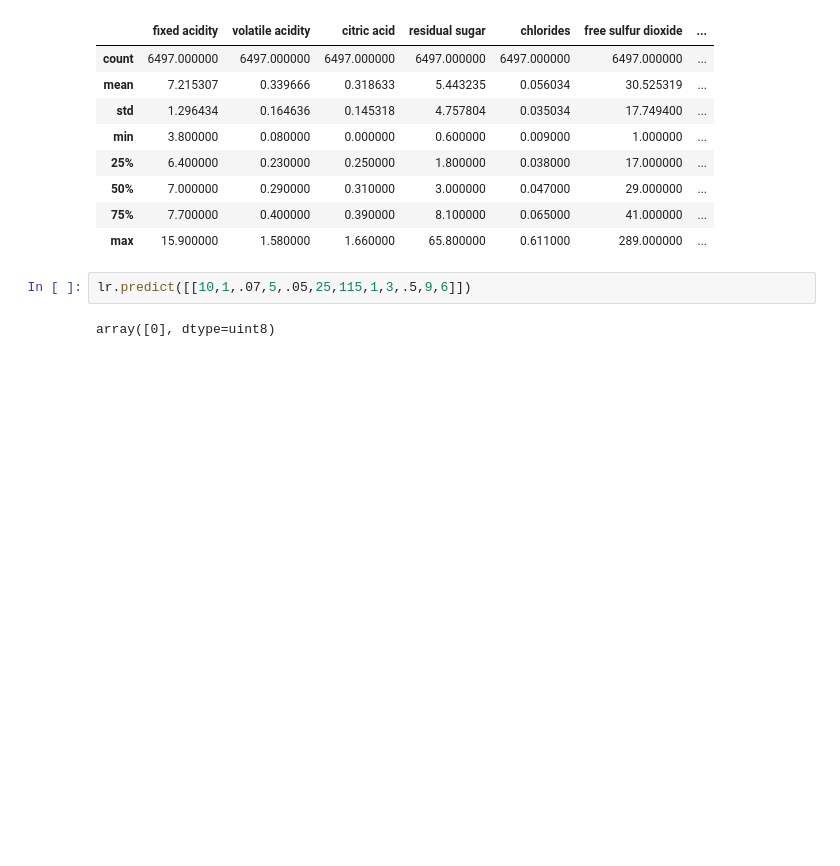
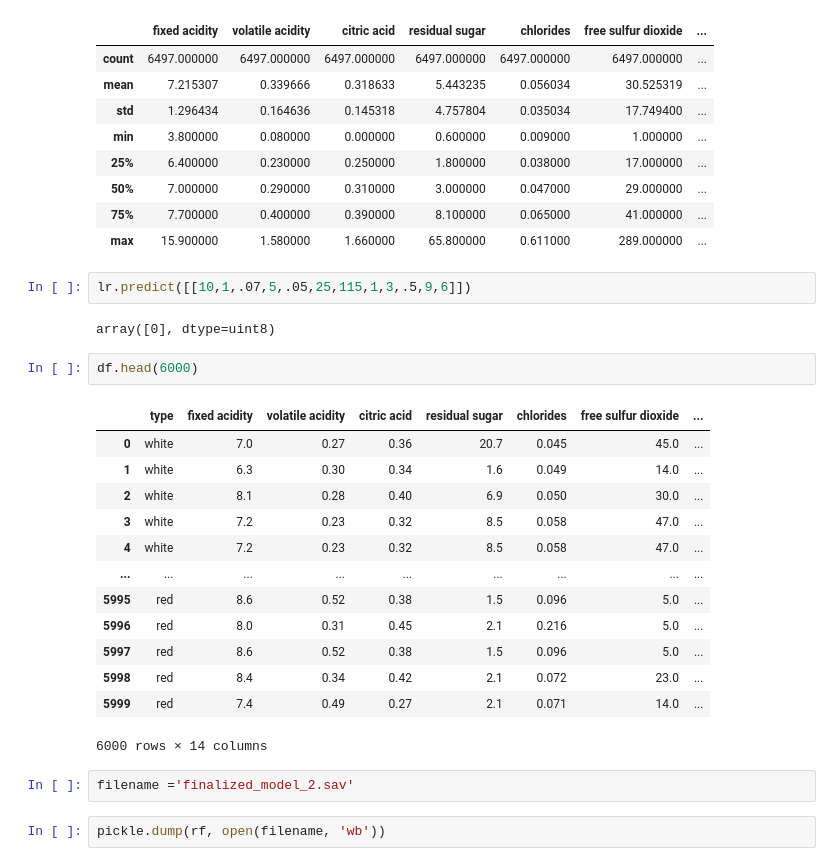
Before and after one commit to Shaunghnessy/Project4_WineQuality, a Jupyter notebook: Matt/ML/type_ml_code.ipynb, the cells around one changed output. Cells and saved outputs as stored; diff of their text form; blank space fills up the shorter version.

```diff
--- a/Matt/ML/type_ml_code.ipynb
+++ b/Matt/ML/type_ml_code.ipynb
@@ -474,3 +475,23 @@ df.describe()
 lr.predict([[10,1,.07,5,.05,25,115,1,3,.5,9,6]])
 # %% [output]
 array([0], dtype=uint8)
+# %%
+df.head(6000)
+# %% [output]
+|  | type | fixed acidity | volatile acidity | citric acid | residual sugar | chlorides | free sulfur dioxide | ... |
+| 0 | white | 7.0 | 0.27 | 0.36 | 20.7 | 0.045 | 45.0 | ... |
+| 1 | white | 6.3 | 0.30 | 0.34 | 1.6 | 0.049 | 14.0 | ... |
+| 2 | white | 8.1 | 0.28 | 0.40 | 6.9 | 0.050 | 30.0 | ... |
+| 3 | white | 7.2 | 0.23 | 0.32 | 8.5 | 0.058 | 47.0 | ... |
+| 4 | white | 7.2 | 0.23 | 0.32 | 8.5 | 0.058 | 47.0 | ... |
+| ... | ... | ... | ... | ... | ... | ... | ... | ... |
+| 5995 | red | 8.6 | 0.52 | 0.38 | 1.5 | 0.096 | 5.0 | ... |
+| 5996 | red | 8.0 | 0.31 | 0.45 | 2.1 | 0.216 | 5.0 | ... |
+| 5997 | red | 8.6 | 0.52 | 0.38 | 1.5 | 0.096 | 5.0 | ... |
+| 5998 | red | 8.4 | 0.34 | 0.42 | 2.1 | 0.072 | 23.0 | ... |
+| 5999 | red | 7.4 | 0.49 | 0.27 | 2.1 | 0.071 | 14.0 | ... |
+6000 rows × 14 columns
+# %%
+filename ='finalized_model_2.sav'
+# %%
+pickle.dump(rf, open(filename, 'wb'))
```
Also changed, not shown: parts of 3 cells of this notebook, 24 other files.
